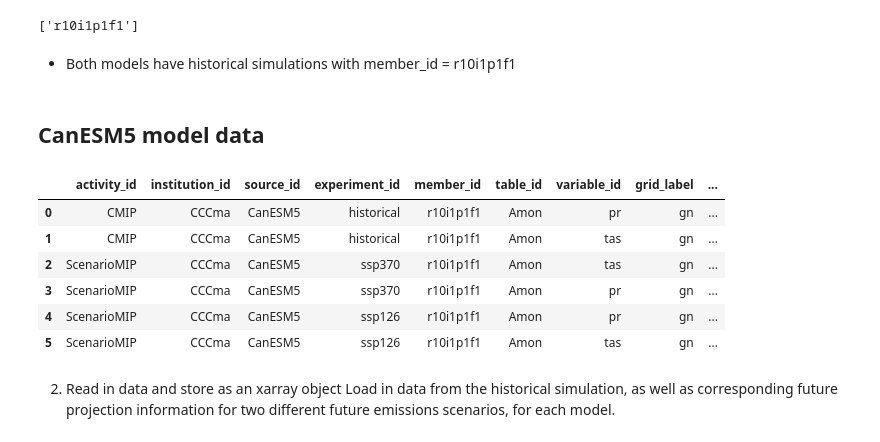
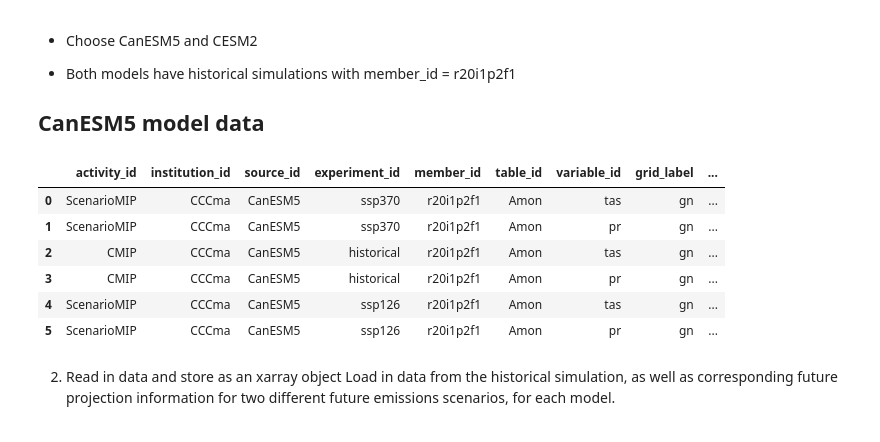
Before and after one commit to ZoeZhouJ/CMIP6_AWS, a Jupyter notebook: hw.ipynb, the cells around one changed output. Saved outputs shown, nothing was run; the diff lists cells and outputs as text; code cells hidden in the pictures.

```diff
--- a/hw.ipynb
+++ b/hw.ipynb
@@ -74,58 +53,47 @@ print(members)
-# %%
-# Search through catalog, find all historical simulations with ACCESS-ESM1-5
-res_ACCESS = catalog.search(activity_id="CMIP", experiment_id="historical", source_id="CNRM-CM6-1")
-
-# Convert to a data frame
-res_ACCESS_df = res.df
-
-# Print all unique ensemble members ("member_id")
-members_ACCESS = res_ACCESS_df.member_id.unique()
-
-print(members_ACCESS)
-# %% [output]
-['r10i1p1f1']
 # %% [markdown]
-- Both models have historical simulations with member_id = r10i1p1f1
+- Choose CanESM5 and CESM2
+
+- Both models have historical simulations with member_id = r20i1p2f1
+
+## CanESM5 model data
-# %% [markdown]
-## CanESM5 model data
 # %%
 # Specify search terms to query catalog for CanESM5 data
 # activity_id: which project do you want? CMIP = historical data, ScenarioMIP = future projections
 activity_ids = ['ScenarioMIP', 'CMIP']
 
 # source_id: which model do you want?
 source_id = ['CanESM5']
 
 # experiment_id: what experimental configuration do you want? Here we want historical and the four main SSPs
 experiment_ids = ['historical', 'ssp126', 'ssp370']
 
 # member_id: which ensemble member do you want? Here we want r10i1p1f1
-member_id = 'r10i1p1f1'
+member_id = 'r20i1p2f1'
 
 # table_id: which part of the Earth system and time resolution do you want? Here we want monthly atmosphere data
 table_id = 'Amon'
 
 # variable_id: which climate variable do you want? Here we want surface air temperature
 variable_id = ['tas', 'pr']
 
 
 # Open the CMIP6 data catalog, store as a variable
 catalog = intake.open_esm_datastore('https://cmip6-pds.s3.amazonaws.com/pangeo-cmip6.json')
 
 # Search through catalog, store results in "res" variable
 CanESM5_res = catalog.search(activity_id=activity_ids, source_id=source_id, experiment_id=experiment_ids,
                      member_id=member_id, table_id=table_id, variable_id=variable_id)
 
 # Display data frame associated with results
 display(CanESM5_res.df)
 # %% [output]
 |  | activity_id | institution_id | source_id | experiment_id | member_id | table_id | variable_id | grid_label | ... |
-| 0 | CMIP | CCCma | CanESM5 | historical | r10i1p1f1 | Amon | pr | gn | ... |
-| 1 | CMIP | CCCma | CanESM5 | historical | r10i1p1f1 | Amon | tas | gn | ... |
-| 2 | ScenarioMIP | CCCma | CanESM5 | ssp370 | r10i1p1f1 | Amon | tas | gn | ... |
-| 3 | ScenarioMIP | CCCma | CanESM5 | ssp370 | r10i1p1f1 | Amon | pr | gn | ... |
-| 4 | ScenarioMIP | CCCma | CanESM5 | ssp126 | r10i1p1f1 | Amon | pr | gn | ... |
-| 5 | ScenarioMIP | CCCma | CanESM5 | ssp126 | r10i1p1f1 | Amon | tas | gn | ... |
+| 0 | ScenarioMIP | CCCma | CanESM5 | ssp370 | r20i1p2f1 | Amon | tas | gn | ... |
+| 1 | ScenarioMIP | CCCma | CanESM5 | ssp370 | r20i1p2f1 | Amon | pr | gn | ... |
+| 2 | CMIP | CCCma | CanESM5 | historical | r20i1p2f1 | Amon | tas | gn | ... |
+| 3 | CMIP | CCCma | CanESM5 | historical | r20i1p2f1 | Amon | pr | gn | ... |
+| 4 | ScenarioMIP | CCCma | CanESM5 | ssp126 | r20i1p2f1 | Amon | tas | gn | ... |
+| 5 | ScenarioMIP | CCCma | CanESM5 | ssp126 | r20i1p2f1 | Amon | pr | gn | ... |
 # %% [markdown]
 2. Read in data and store as an xarray object
 Load in data from the historical simulation, as well as corresponding future projection information for two different future emissions scenarios, for each model.
```
Also changed, not shown: parts of 40 cells of this notebook, 1 other file.
